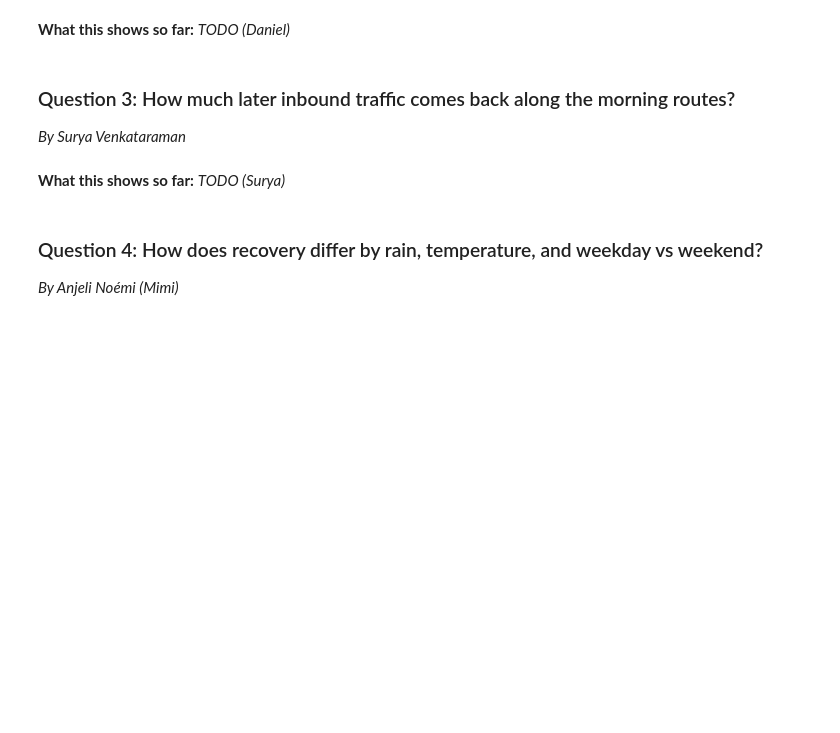
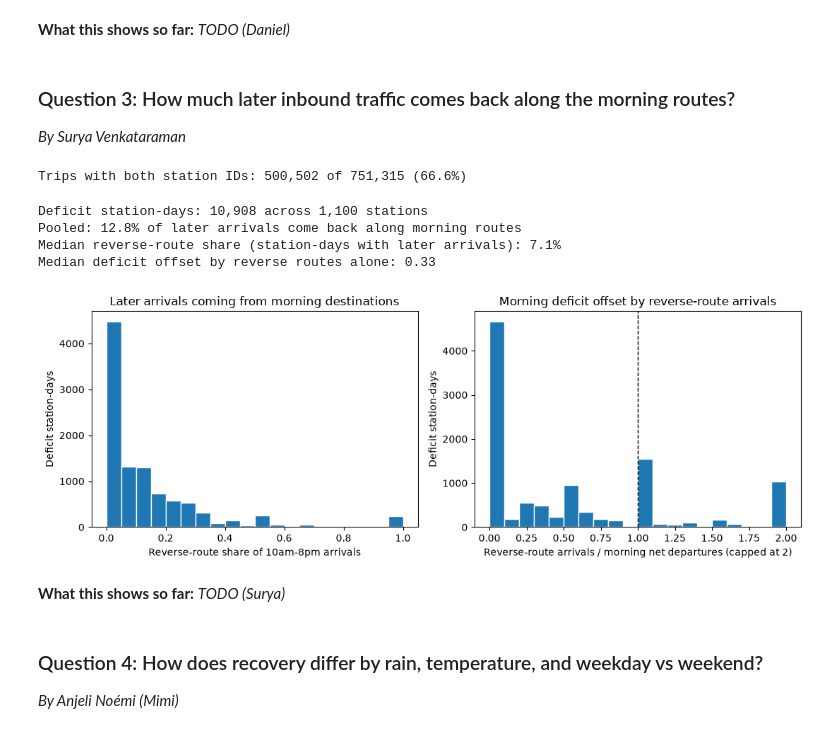
Before and after one commit to Danielchf2006/Divvy-riders-, a Jupyter notebook: checkin/project_checkin.ipynb, the cells around one changed output. Saved outputs shown, nothing was run; the diff lists cells and outputs as text; code cells hidden in the pictures; blank space fills up the shorter version.

Commit message:
Q3 early route analysis

```diff
--- a/checkin/project_checkin.ipynb
+++ b/checkin/project_checkin.ipynb
@@ -183,8 +183,66 @@ plt.show()
 ### Question 3: How much later inbound traffic comes back along the morning routes?
 *By Surya Venkataraman*
 # %%
-# TODO (Surya): early analysis or plot for question 3
-# Suggested input: ../data/processed/trips_clean.csv (run notebook 01 to create it)
+trips = pd.read_csv(
+    "../data/processed/trips_clean.csv",
+    usecols=["started_at", "ended_at", "start_station_id", "end_station_id"],
+    parse_dates=["started_at", "ended_at"],
+)
+n_all = len(trips)
+trips = trips.dropna(subset=["start_station_id", "end_station_id"])
+print(f"Trips with both station IDs: {len(trips):,} of {n_all:,} ({len(trips)/n_all:.1%})")
+
+trips["dep_date"], trips["dep_hr"] = trips["started_at"].dt.date, trips["started_at"].dt.hour
+trips["arr_date"], trips["arr_hr"] = trips["ended_at"].dt.date, trips["ended_at"].dt.hour
+# %% [output]
+Trips with both station IDs: 500,502 of 751,315 (66.6%)
+# %%
+am_dep = trips[trips["dep_hr"].between(6, 9)].groupby(["dep_date", "start_station_id"]).size()
+am_arr = trips[trips["arr_hr"].between(6, 9)].groupby(["arr_date", "end_station_id"]).size()
+am_dep.index.names = am_arr.index.names = ["date", "station"]
+net = am_dep.sub(am_arr, fill_value=0).rename("am_net_dep")
+deficit = net[net > 0].reset_index()
+# %%
+am_routes = (trips[trips["dep_hr"].between(6, 9)]
+             .groupby(["dep_date", "start_station_id", "end_station_id"]).size()
+             .rename("am_trips").reset_index()
+             .rename(columns={"dep_date": "date", "start_station_id": "station", "end_station_id": "other"}))
+# %%
+later = (trips[trips["arr_hr"].between(10, 19)]
+         .groupby(["arr_date", "end_station_id", "start_station_id"]).size()
+         .rename("later_arr").reset_index()
+         .rename(columns={"arr_date": "date", "end_station_id": "station", "start_station_id": "other"}))
+later = later.merge(am_routes, on=["date", "station", "other"], how="left")
+later["reverse"] = later["am_trips"].notna()
+# %%
+sd = (later.assign(rev_arr=later["later_arr"] * later["reverse"])
+      .groupby(["date", "station"])[["later_arr", "rev_arr"]].sum().reset_index())
+sd = deficit.merge(sd, on=["date", "station"], how="left").fillna({"later_arr": 0, "rev_arr": 0})
+sd["rev_share"] = sd["rev_arr"] / sd["later_arr"]      # share of later arrivals on reverse routes
+sd["rev_offset"] = sd["rev_arr"] / sd["am_net_dep"]    # share of morning deficit offset by reverse routes
+
+print(f"Deficit station-days: {len(sd):,} across {sd['station'].nunique():,} stations")
+print(f"Pooled: {sd['rev_arr'].sum()/sd['later_arr'].sum():.1%} of later arrivals come back along morning routes")
+print(f"Median reverse-route share (station-days with later arrivals): {sd['rev_share'].median():.1%}")
+print(f"Median deficit offset by reverse routes alone: {sd['rev_offset'].median():.2f}")
+# %% [output]
+Deficit station-days: 10,908 across 1,100 stations
+Pooled: 12.8% of later arrivals come back along morning routes
+Median reverse-route share (station-days with later arrivals): 7.1%
+Median deficit offset by reverse routes alone: 0.33
+# %%
+fig, axes = plt.subplots(1, 2, figsize=(11, 4))
+axes[0].hist(sd["rev_share"].dropna(), bins=20, edgecolor="white")
+axes[0].set(title="Later arrivals coming from morning destinations",
+            xlabel="Reverse-route share of 10am-8pm arrivals", ylabel="Deficit station-days")
+axes[1].hist(sd["rev_offset"].clip(upper=2), bins=20, edgecolor="white")
+axes[1].axvline(1, ls="--", c="k", lw=1)
+axes[1].set(title="Morning deficit offset by reverse-route arrivals",
+            xlabel="Reverse-route arrivals / morning net departures (capped at 2)", ylabel="Deficit station-days")
+plt.tight_layout()
+plt.show()
+# %% [output]
+[figure, added]
 # %% [markdown]
 **What this shows so far:** *TODO (Surya)*
 # %% [markdown]
```
Also changed, not shown: parts of 1 cell of this notebook.
